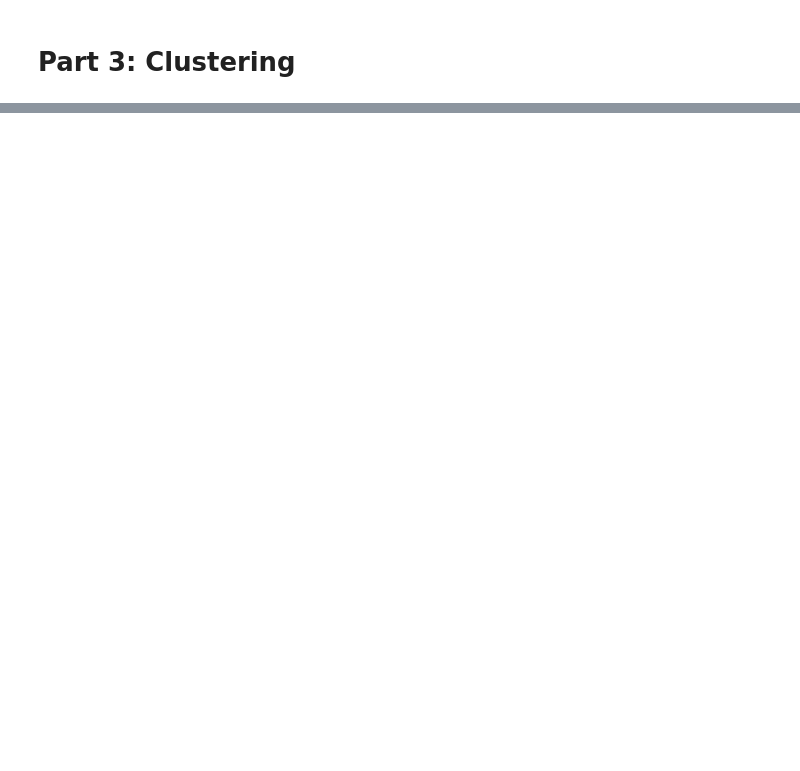
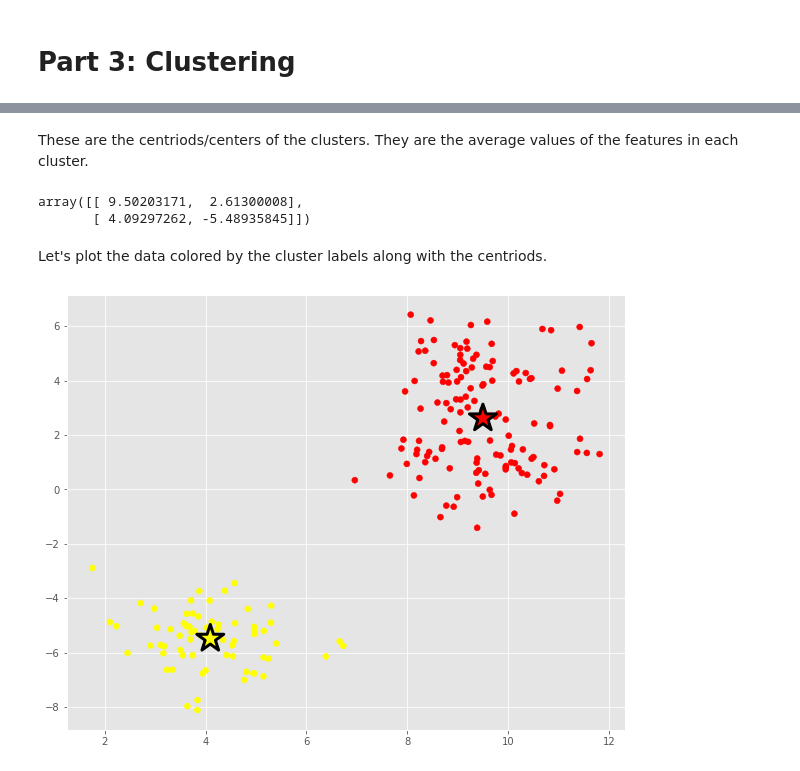
Before and after one commit to dlab-berkeley/Python-Machine-Learning, a Jupyter notebook: 3_clustering.ipynb, the cells around one changed output, grey strips where cells are left out. Saved outputs shown, nothing was run; the diff lists cells and outputs as text; code cells hidden in the pictures; blank space fills up the shorter version.

Commit message:
Submitting my updated material on the clustering lesson along with adding new data

```diff
--- a/3_clustering.ipynb
+++ b/3_clustering.ipynb
@@ -232,0 +133,2 @@ plt.show()
+# %%
+km = KMeans(n_clusters=2, random_state=1)
@@ -232,0 +137,2 @@ plt.show()
+# %%
+km.fit(X)
@@ -232,0 +143,3 @@ plt.show()
+# %%
+labels = km.labels_
+labels
@@ -232,0 +160,18 @@ plt.show()
+# %% [markdown]
+These are the centriods/centers of the clusters. They are the average values of the features in each cluster.
+# %%
+
+centriods = km.cluster_centers_
+centriods
+# %% [output]
+array([[ 9.50203171,  2.61300008],
+       [ 4.09297262, -5.48935845]])
+# %% [markdown]
+Let's plot the data colored by the cluster labels along with the centriods.
+# %%
+plt.figure(figsize=(10, 8))
+plt.scatter(x = X[:, 0], y = X[:, 1], c=labels, cmap="autumn")
+plt.scatter(x = centriods[:, 0], y = centriods[:, 1],
+            s=800, marker="*", c=list(set(labels)), edgecolors=["black", "black"], cmap="autumn", linewidths=3);
+# %% [output]
+[figure, added]
```
Also changed, not shown: parts of 132 cells of this notebook, 1 other file.
